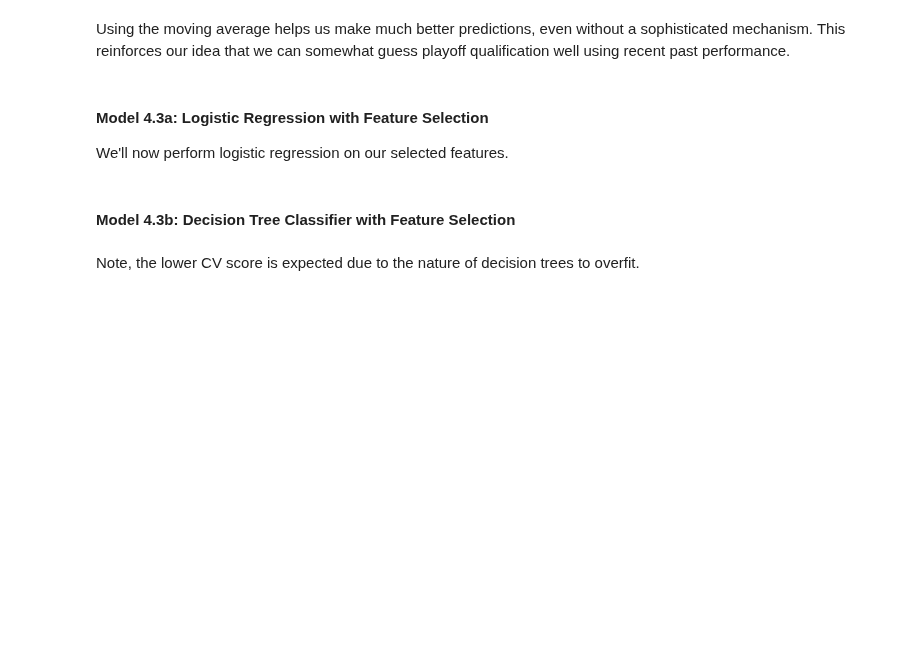
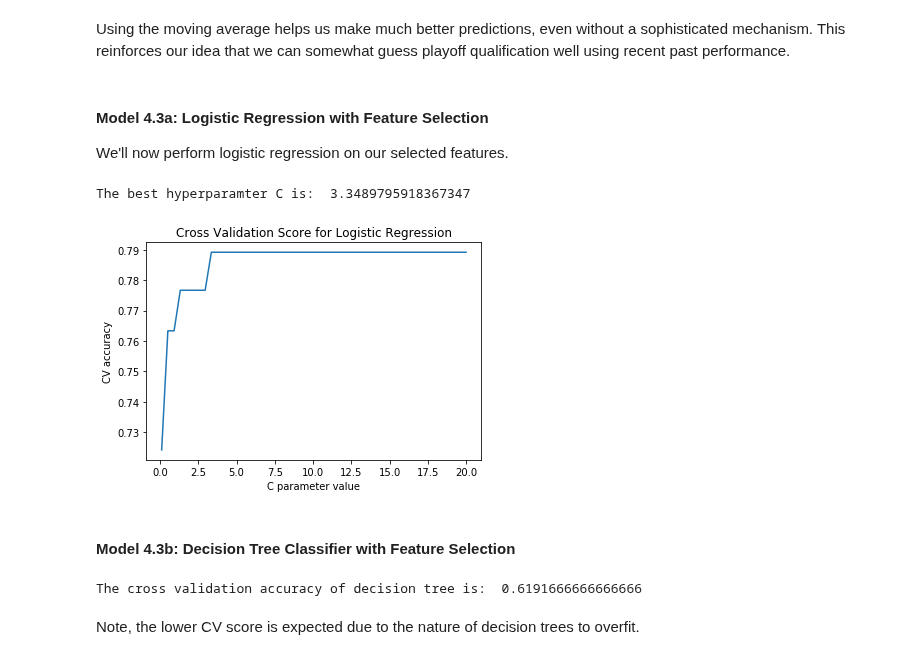
Before and after one commit to ktang98/basketball_analysis, a Jupyter notebook: basketball/basketball_analysis.ipynb, the cells around one changed output. Saved outputs shown, nothing was run; the diff lists cells and outputs as text; code cells hidden in the pictures; blank space fills up the shorter version.

```diff
--- a/basketball/basketball_analysis.ipynb
+++ b/basketball/basketball_analysis.ipynb
@@ -350,23 +366,6 @@ Even after selecting highly correlated features that have seemingly little to do
 ### 4. Initial Model Selection
 
 Let's try to fit a diverse range of models to see how well we can predict NBA playoff qualification with only our given dataset
-# %%
-# Now we have all our training data and labels
-training_data = mov_avg_data_new.drop(columns = ['teamAbbr', 'season', 'next_season'])
-
-# shuffle all the training data so that time (i.e. same season) isn't a bias in CV
-# training_data = training_data.sample(frac=1, random_state=100).reset_index(drop=True)
-
-X = training_data.drop(columns = 'next_playoffs')
-y = training_data['next_playoffs']
-
-# split off a portion of the data to use as test data. Shuffling is automatically done.
-train_x, test_x, train_y, test_y = train_test_split(X, y, test_size=0.1, random_state=42)
-
-# normalize the data
-mm_scaler = preprocessing.MinMaxScaler()
-train_x = pd.DataFrame(mm_scaler.fit_transform(train_x), columns=train_x.columns)
-test_x = pd.DataFrame(mm_scaler.transform(test_x), columns=test_x.columns)
 # %% [markdown]
 #### Model 4.1: Naive Baseline Predictor
 
@@ -437,14 +442,20 @@ Using the moving average helps us make much better predictions, even without a s
 We'll now perform logistic regression on our selected features.
 # %%
 train_x_cleaned = train_x[final_features]
-c_vals = [0.001, 0.01, 0.1, 1, 10, 20, 50]
+c_vals = np.linspace(0.1, 20, 50)
 
 logreg_score = []
 for c in c_vals:
     logreg_naive = LogisticRegression(C=c, random_state=42)
     logreg_score.append(np.mean(cross_val_score(logreg_naive, train_x_cleaned, train_y, cv=5)))
 
 plt.plot(c_vals, logreg_score)
 plt.title('Cross Validation Score for Logistic Regression')
 plt.xlabel('C parameter value')
 plt.ylabel('CV accuracy');
+
+best_C = c_vals[np.argmax(logreg_score)]
+print("The best hyperparamter C is: ", best_C)
+# %% [output]
+The best hyperparamter C is:  3.3489795918367347
+[figure, added]
@@ -460,11 +465,8 @@ print('The test accuracy of logistic regression is: ', logreg_accuracy)
 decisiontree_naive = DecisionTreeClassifier(random_state=42)
 decisiontree_score = np.mean(cross_val_score(decisiontree_naive, train_x_cleaned, train_y, cv=5))
 print('The cross validation accuracy of decision tree is: ', decisiontree_score)
-
-decisiontree_naive.fit(train_x_cleaned, train_y)
-decisiontree_preds = decisiontree_naive.predict(test_x[final_features])
-decisiontree_accuracy = accuracy_score(test_y, decisiontree_preds)
-print('The test accuracy of decision tree is: ', decisiontree_accuracy)
+# %% [output]
+The cross validation accuracy of decision tree is:  0.6191666666666666
 # %% [markdown]
 Note, the lower CV score is expected due to the nature of decision trees to overfit.
 # %%
```
Also changed, not shown: parts of 59 cells of this notebook.
